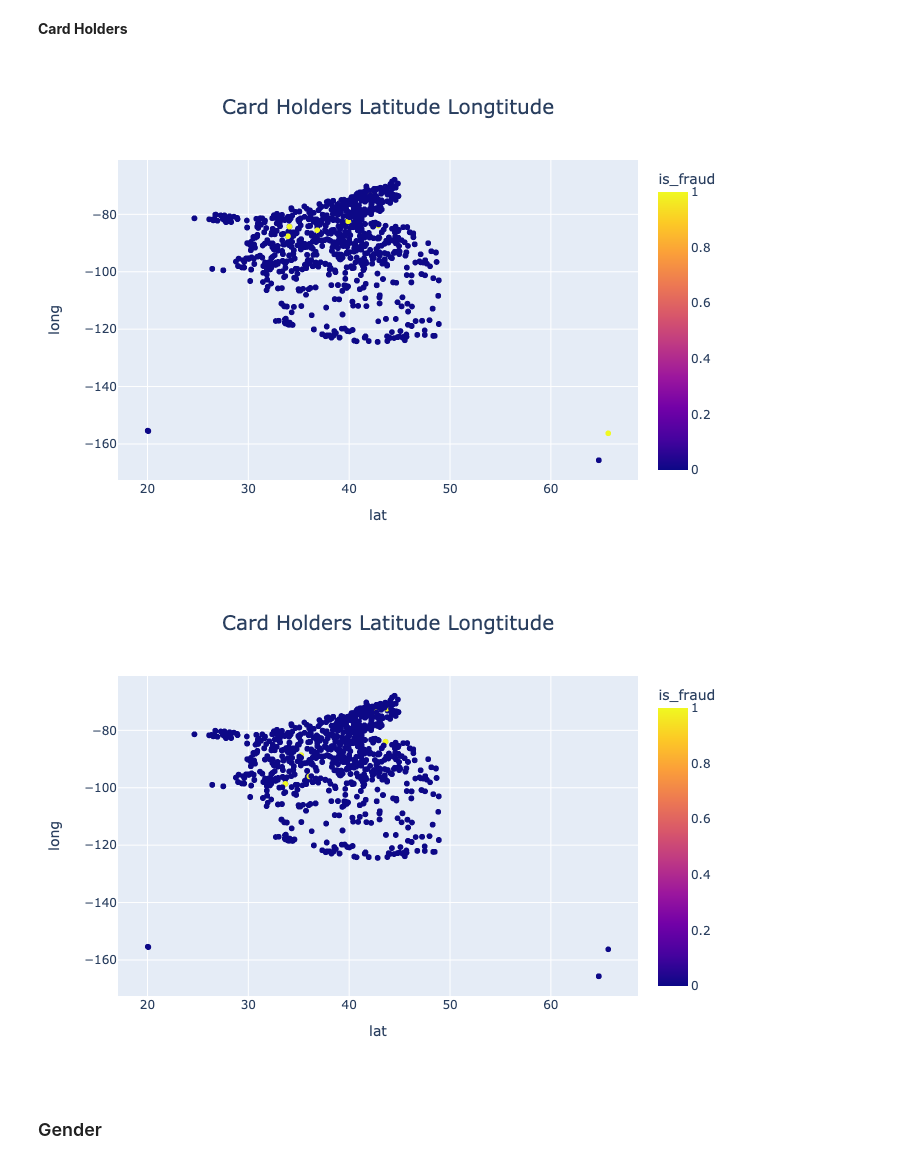
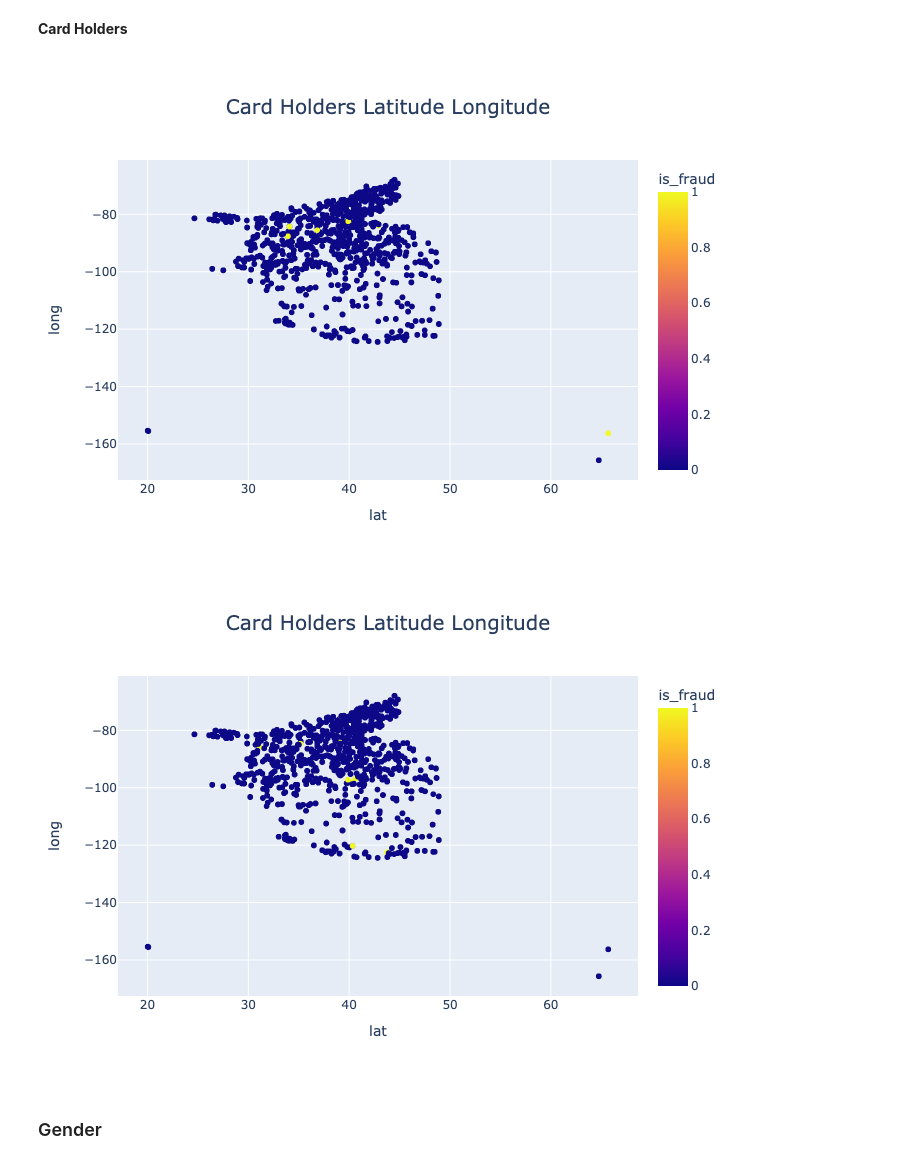
Before and after one commit to daraneeS/CLASSIFICATION_Imbalanced_Data, a Jupyter notebook: CreditCard_Fraud.ipynb, the cells around one changed output. Cells and saved outputs as stored; diff of their text form; code cells hidden in the pictures.

```diff
--- a/CreditCard_Fraud.ipynb
+++ b/CreditCard_Fraud.ipynb
@@ -483,7 +483,7 @@ fig.show("png")
 **Card Holders**
 # %%
 fig = px.scatter(df_raw10.sample(5000, random_state=1),
-           title='Card Holders Latitude Longtitude',
+           title='Card Holders Latitude Longitude',
            x='lat',
            y='long',
            color='is_fraud')
@@ -500,27 +500,27 @@ fig.update_layout(
 #fig.show()
 fig.show("png")
 # %% [output]
-[figure, old version]
+[figure, new version]
 # %%
 fig = px.scatter(df_raw10.sample(5000),
-           title='Card Holders Latitude Longtitude',
+           title='Card Holders Latitude Longitude',
            x='lat',
            y='long',
            color='is_fraud')
 
 fig.update_layout(bargap=0.01)
 
 fig.update_layout(
       title={
         'y':0.92,
         'x':0.5,
         'xanchor': 'center',
         'yanchor': 'top',
         'font_size':20} )
 #fig.show()
 fig.show("png")
 # %% [output]
-[figure, old version]
+[figure, new version]
 # %% [markdown]
 ### Gender
 # %%
```
Also changed, not shown: 2 other files.
